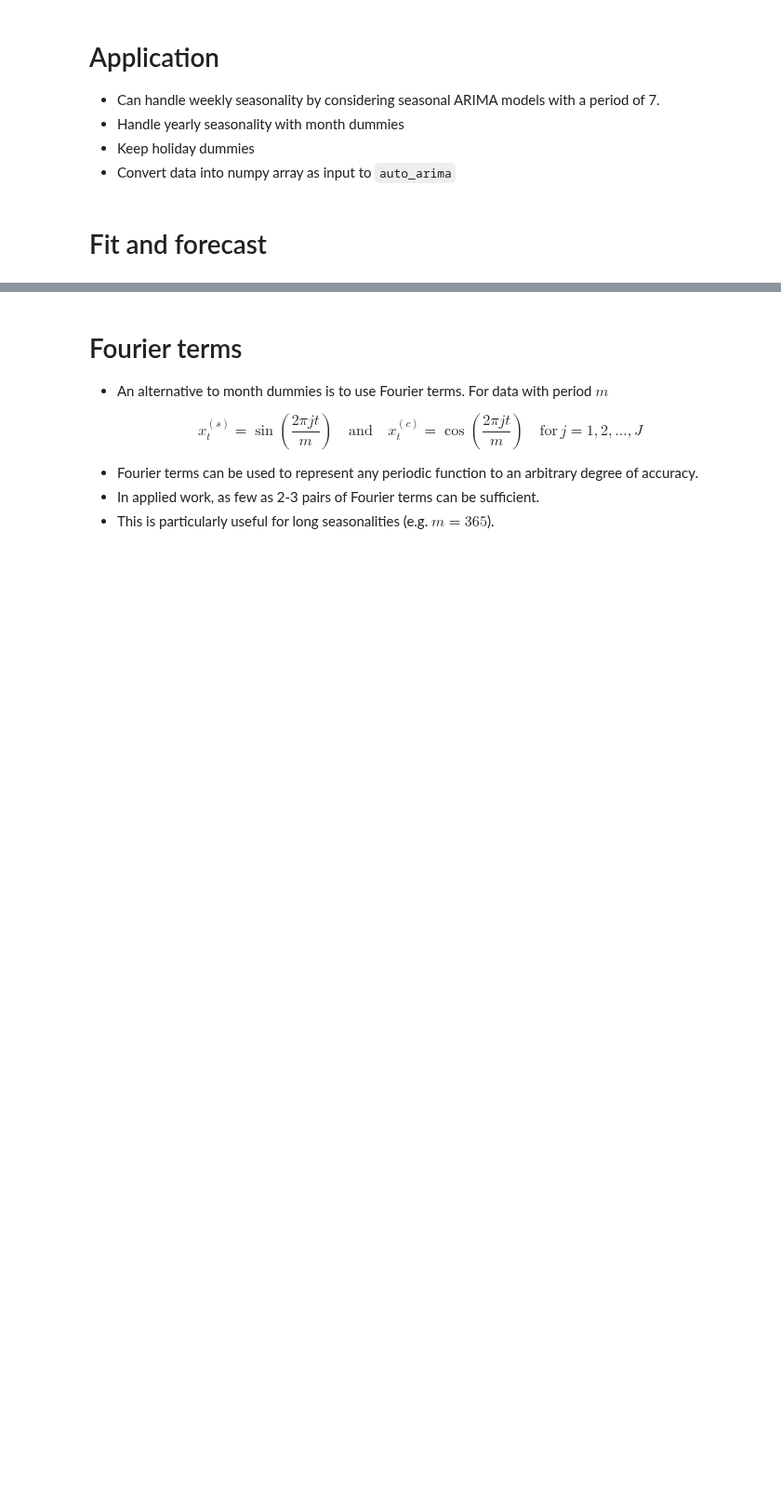
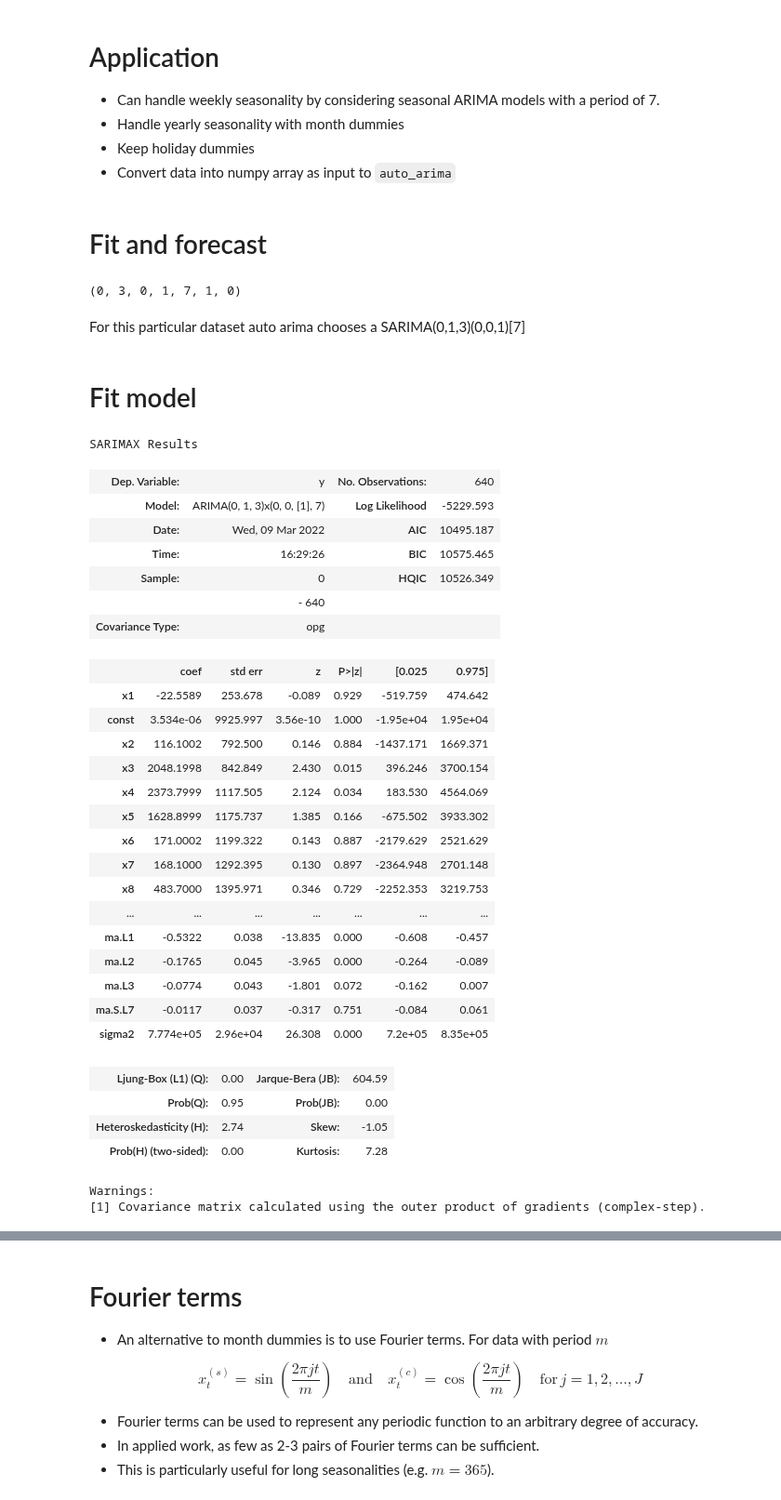
Before and after one commit to anastasiospanagiotelis/QBUS3850, a Jupyter notebook: Lectures/04ARIMAII/04ARIMAII.ipynb, the cells around one changed output, grey strips where cells are left out. Shown at 93% size. Drawn from its saved outputs; the diff is of its cells as text; code cells hidden in the pictures; blank space fills up the shorter version.

```diff
--- a/Lectures/04ARIMAII/04ARIMAII.ipynb
+++ b/Lectures/04ARIMAII/04ARIMAII.ipynb
@@ -347,2 +361,46 @@ bikes_train=bikes_mat[:640,:]
 # %% [markdown]
 # Fit and forecast
+# %%
+
+out = auto_arima_f(bikes_train[:,0],xreg = bikes_train[:,1:],seasonal=True,period=7)
+print(out['arma'])
+# %% [output]
+(0, 3, 0, 1, 7, 1, 0)
+# %% [markdown]
+For this particular dataset auto arima chooses a SARIMA(0,1,3)(0,0,1)[7]
+# %% [markdown]
+# Fit model
+# %%
+fitaasx = sm.tsa.arima.model.ARIMA(bikes_train[:,0],exog=bikes_train[:,1:],order = (0,1,3),seasonal_order=(0,0,1,7)).fit()
+fitaasx.summary()
+# %% [output]
+SARIMAX Results
+| Dep. Variable: | y | No. Observations: | 640 |
+| Model: | ARIMA(0, 1, 3)x(0, 0, [1], 7) | Log Likelihood | -5229.593 |
+| Date: | Wed, 09 Mar 2022 | AIC | 10495.187 |
+| Time: | 16:29:26 | BIC | 10575.465 |
+| Sample: | 0 | HQIC | 10526.349 |
+|  | - 640 |  |  |
+| Covariance Type: | opg |  |  |
+|  | coef | std err | z | P>|z| | [0.025 | 0.975] |
+| x1 | -22.5589 | 253.678 | -0.089 | 0.929 | -519.759 | 474.642 |
+| const | 3.534e-06 | 9925.997 | 3.56e-10 | 1.000 | -1.95e+04 | 1.95e+04 |
+| x2 | 116.1002 | 792.500 | 0.146 | 0.884 | -1437.171 | 1669.371 |
+| x3 | 2048.1998 | 842.849 | 2.430 | 0.015 | 396.246 | 3700.154 |
+| x4 | 2373.7999 | 1117.505 | 2.124 | 0.034 | 183.530 | 4564.069 |
+| x5 | 1628.8999 | 1175.737 | 1.385 | 0.166 | -675.502 | 3933.302 |
+| x6 | 171.0002 | 1199.322 | 0.143 | 0.887 | -2179.629 | 2521.629 |
+| x7 | 168.1000 | 1292.395 | 0.130 | 0.897 | -2364.948 | 2701.148 |
+| x8 | 483.7000 | 1395.971 | 0.346 | 0.729 | -2252.353 | 3219.753 |
+| ... | ... | ... | ... | ... | ... | ... |
+| ma.L1 | -0.5322 | 0.038 | -13.835 | 0.000 | -0.608 | -0.457 |
+| ma.L2 | -0.1765 | 0.045 | -3.965 | 0.000 | -0.264 | -0.089 |
+| ma.L3 | -0.0774 | 0.043 | -1.801 | 0.072 | -0.162 | 0.007 |
+| ma.S.L7 | -0.0117 | 0.037 | -0.317 | 0.751 | -0.084 | 0.061 |
+| sigma2 | 7.774e+05 | 2.96e+04 | 26.308 | 0.000 | 7.2e+05 | 8.35e+05 |
+| Ljung-Box (L1) (Q): | 0.00 | Jarque-Bera (JB): | 604.59 |
+| Prob(Q): | 0.95 | Prob(JB): | 0.00 |
+| Heteroskedasticity (H): | 2.74 | Skew: | -1.05 |
+| Prob(H) (two-sided): | 0.00 | Kurtosis: | 7.28 |
+Warnings:
+[1] Covariance matrix calculated using the outer product of gradients (complex-step).
```
Also changed, not shown: parts of 46 cells of this notebook.
